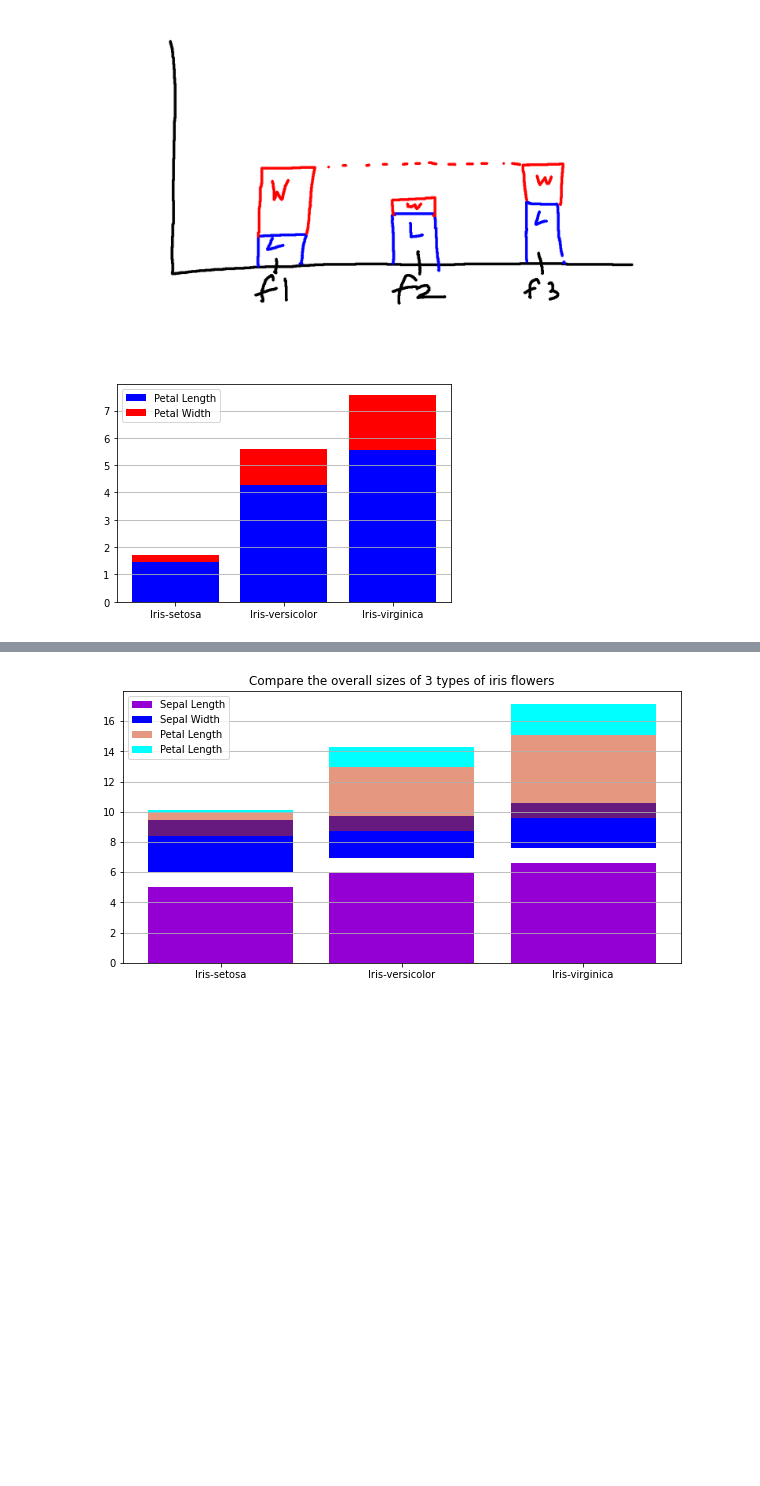
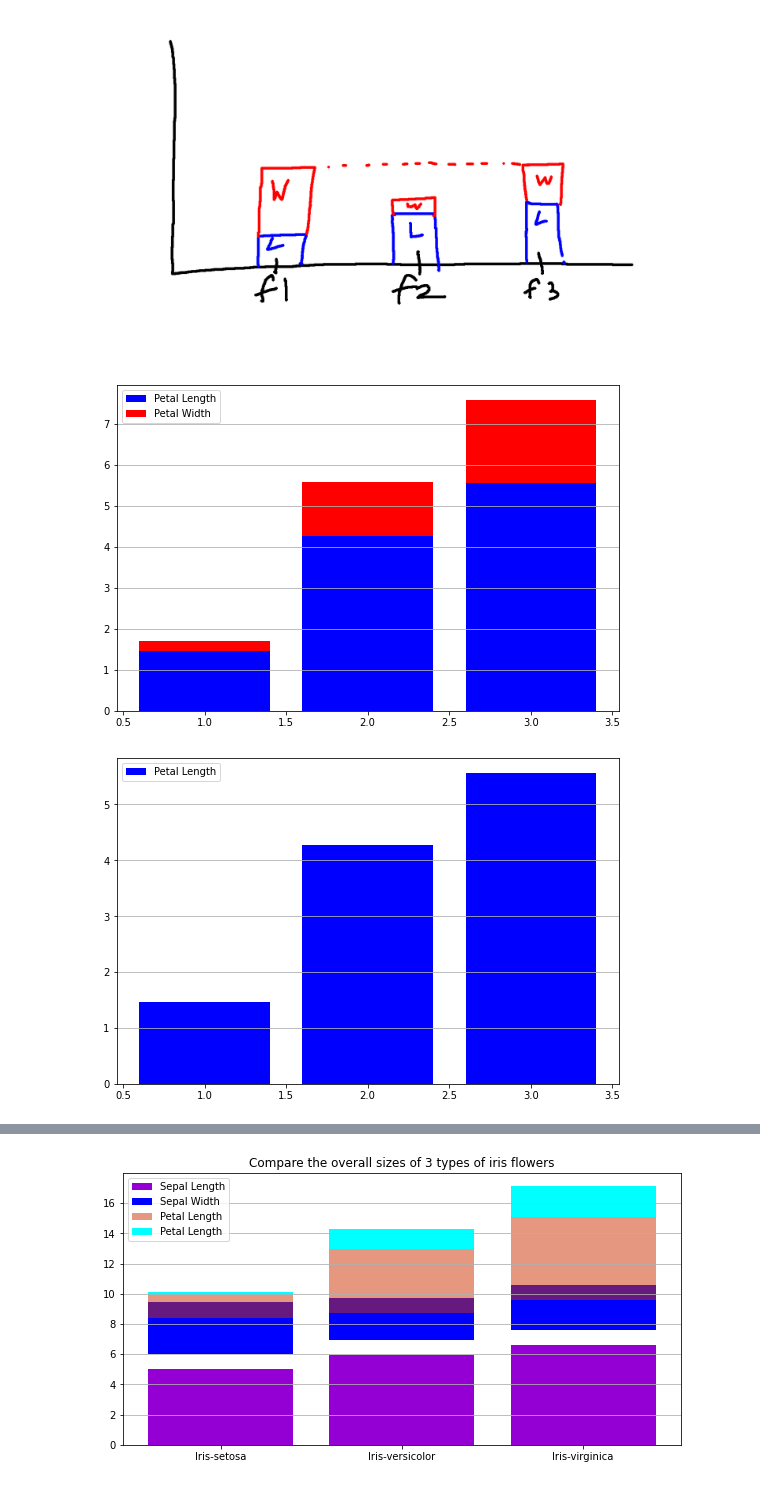
Before and after one commit to gxilly/BasicProg_DataViz65, a Jupyter notebook: DataViz04_Data_Comparison.ipynb, the cells around one changed output, grey strips where cells are left out. Drawn from its saved outputs; the diff is of its cells as text; code cells hidden in the pictures; blank space fills up the shorter version.

```diff
--- a/DataViz04_Data_Comparison.ipynb
+++ b/DataViz04_Data_Comparison.ipynb
@@ -373,10 +378,16 @@ plt.legend();
 # %% [markdown]
 ![staked bar.png](embedded-picture-1)
+# %%
+plt.bar([1,2,3],sample_data['PetalLength'],color='b',label='Petal Length')
+plt.bar([1,2,3],sample_data['PetalWidth'],bottom=sample_data['PetalLength'],color='r',label='Petal Width') #bottom ฐานจะเริ่มที่ค่าเท่าไหร่ (เริ่มที่ความสูงของ barก่อนหน้า)
+plt.grid(True,axis='y')
+plt.legend();
+# %% [output]
+[figure, added]
 # %%
 plt.bar([1,2,3],sample_data['PetalLength'],color='b',label='Petal Length')
-plt.bar([1,2,3],sample_data['PetalWidth'],bottom=sample_data['PetalLength'],color='r',label='Petal Width')
-plt.xticks([1,2,3], sample_data.reset_index()['Name'])
+#plt.bar([1,2,3],sample_data['PetalWidth'],bottom=sample_data['PetalLength'],color='r',label='Petal Width')
 plt.grid(True,axis='y')
 plt.legend();
 # %% [output]
-[figure, old version]
+[figure, new version]
```
Also changed, not shown: parts of 43 cells of this notebook.
